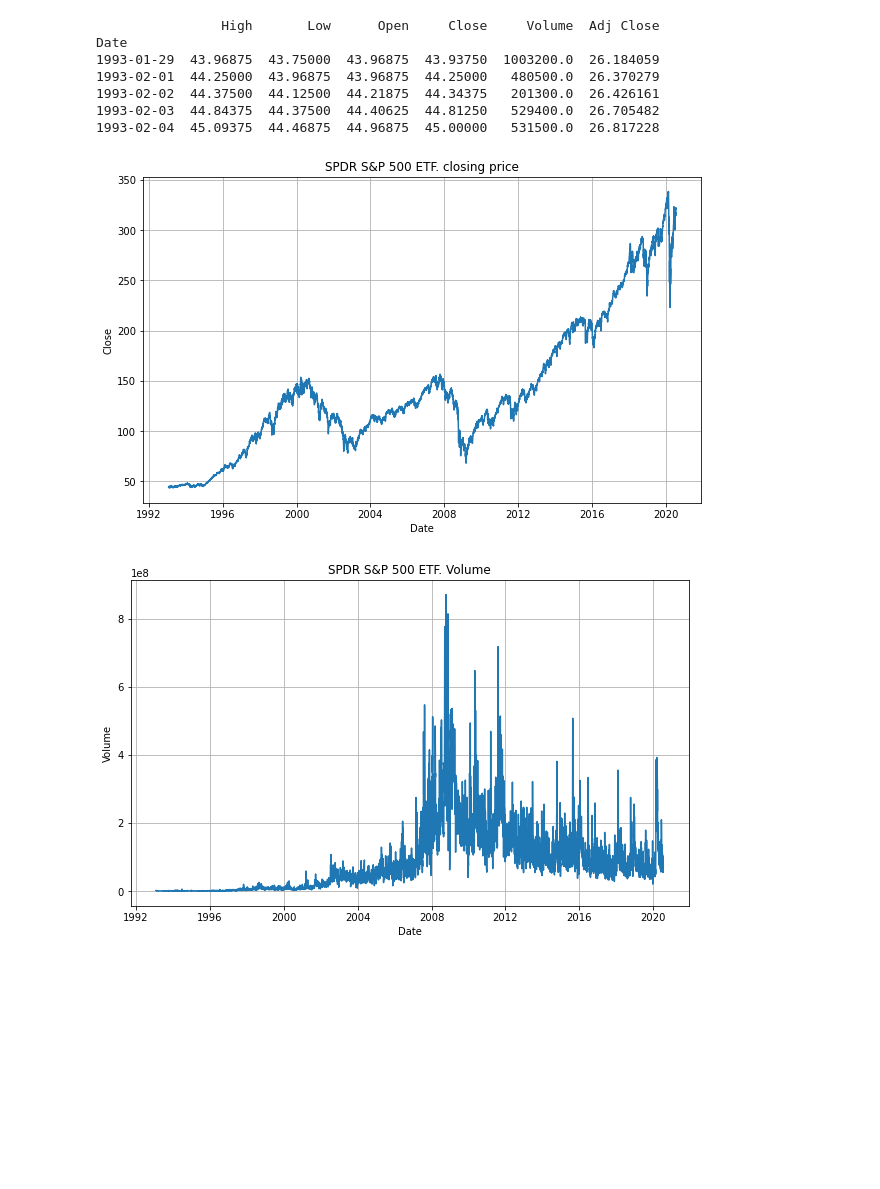
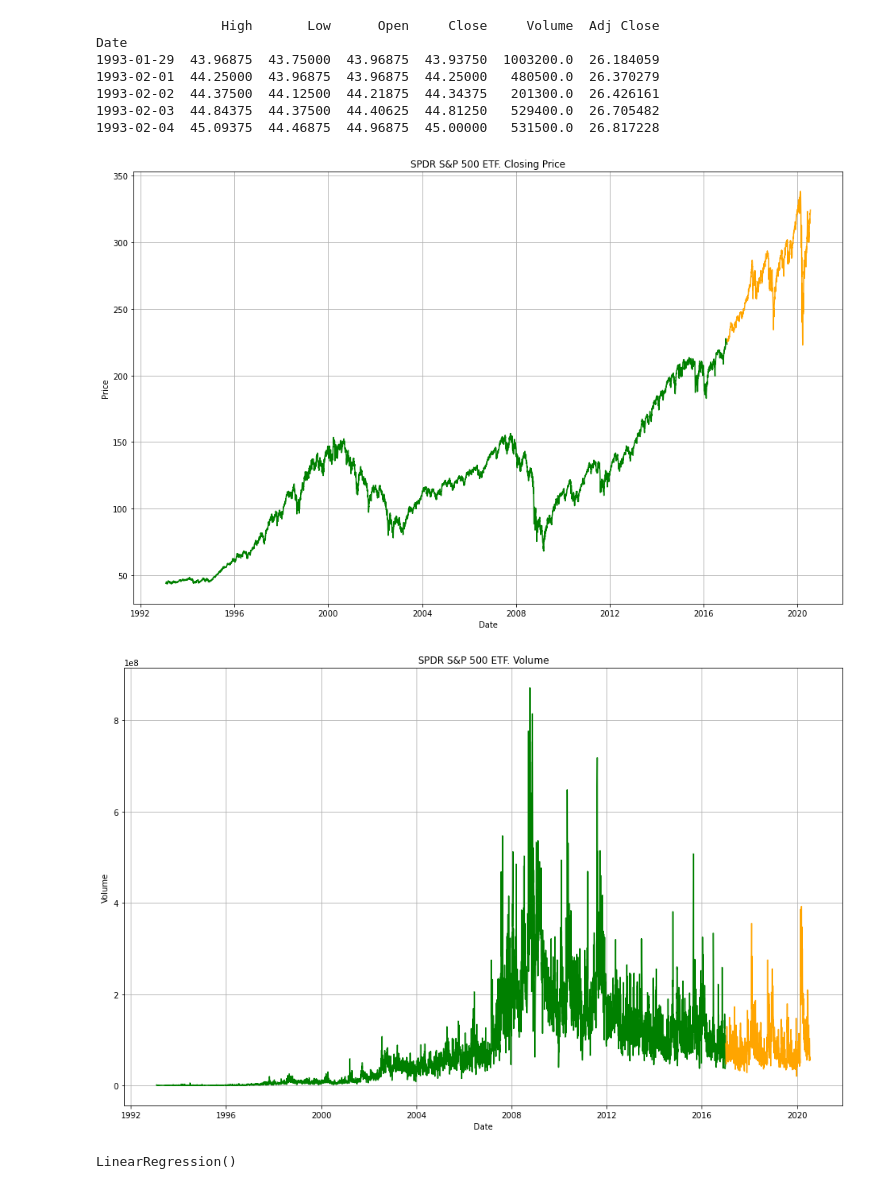
Before and after one commit to Wenbo-Git/Data-Science, a Jupyter notebook: Linear Regression/Linear Regression.ipynb, the cells around one changed output. Cells and saved outputs as stored; diff of their text form; code cells hidden in the pictures; blank space fills up the shorter version.

Commit message:
linear regression on S&P 500 ETF

```diff
--- a/Linear Regression/Linear Regression.ipynb
+++ b/Linear Regression/Linear Regression.ipynb
@@ -64,5 +67,5 @@ import matplotlib.pyplot as plt
 # %%
 start = dt.datetime(1990, 1, 1)
-end = dt.datetime(2020, 7, 19)
-df = web.DataReader("SPY", "yahoo", start, end)
+end = dt.datetime(2020, 7, 20)
+data = web.DataReader("SPY", "yahoo", start, end)
 # %%
@@ -75,23 +78,30 @@ Date
 1993-02-02  44.37500  44.12500  44.21875  44.34375   201300.0  26.426161
 1993-02-03  44.84375  44.37500  44.40625  44.81250   529400.0  26.705482
 1993-02-04  45.09375  44.46875  44.96875  45.00000   531500.0  26.817228
+# %%
+df = pd.DataFrame(data, columns=["Close", "Volume"])
+df = df.reset_index()
+train = df[df["Date"] < "2017-01-01"]
+test = df[df["Date"] >= "2017-01-01"]
 # %%
-plt.figure(figsize=(10,6))
+plt.figure(figsize=(16,10))
 plt.grid(True)
 plt.xlabel('Date')
-plt.ylabel('Close')
-plt.plot(df['Close'])
-plt.title('SPDR S&P 500 ETF. closing price')
+plt.ylabel('Price')
+plt.plot(train['Date'], train['Close'], 'green', label = 'Train data')
+plt.plot(test['Date'], test['Close'], 'orange', label = 'Test data')
+plt.title('SPDR S&P 500 ETF. Closing Price')
 plt.show()
 # %% [output]
-[figure, old version]
+[figure, new version]
 # %%
-plt.figure(figsize=(10,6))
+plt.figure(figsize=(16, 10))
 plt.grid(True)
 plt.xlabel('Date')
 plt.ylabel('Volume')
-plt.plot(df['Volume'])
+plt.plot(train['Date'], train['Volume'], 'green', label = 'Train data')
+plt.plot(test['Date'], test['Volume'], 'orange', label = 'Test data')
 plt.title('SPDR S&P 500 ETF. Volume')
 plt.show()
 # %% [output]
-[figure, old version]
+[figure, new version]
@@ -103,0 +113,5 @@ train, test = train_test_split(df, test_size=0.20)
+# %%
+model = LinearRegression()
+model.fit(X_train, y_train)
+# %% [output]
+LinearRegression()
```
Also changed, not shown: parts of 6 cells of this notebook.
